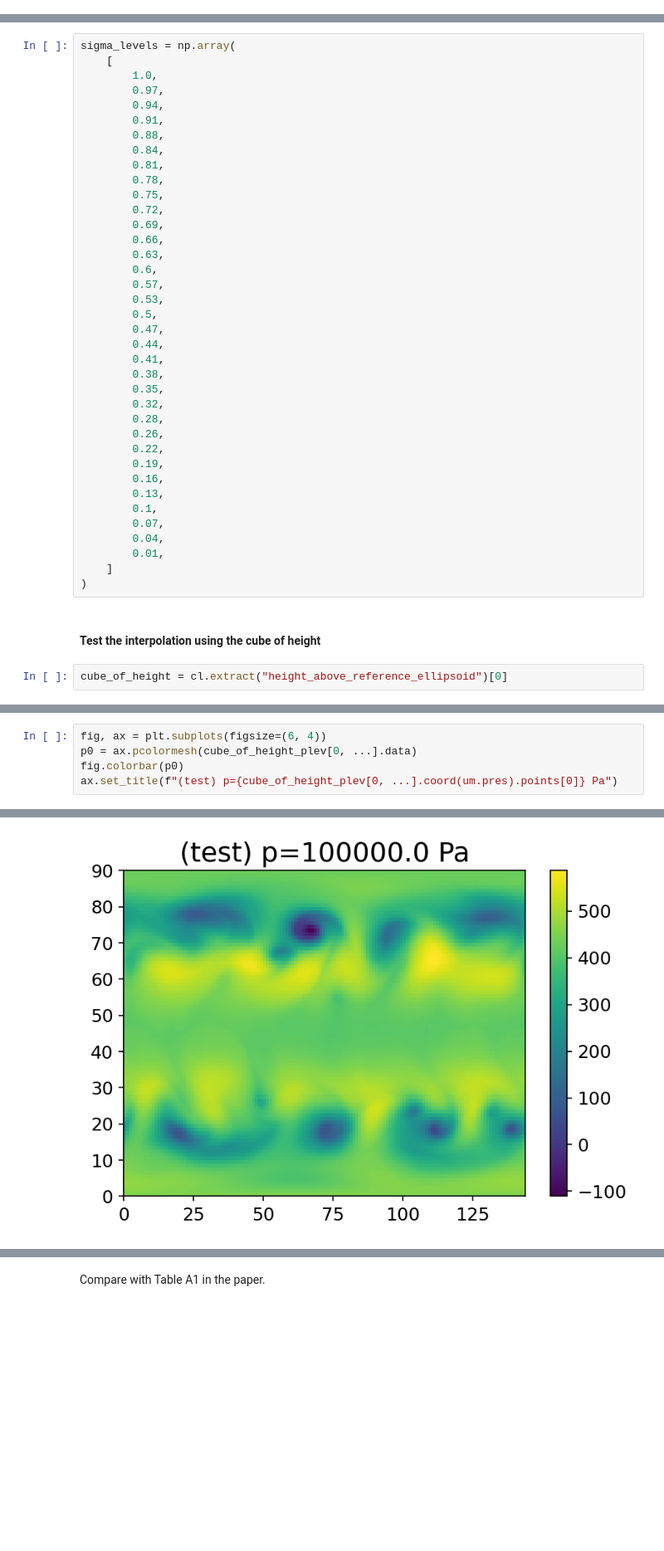
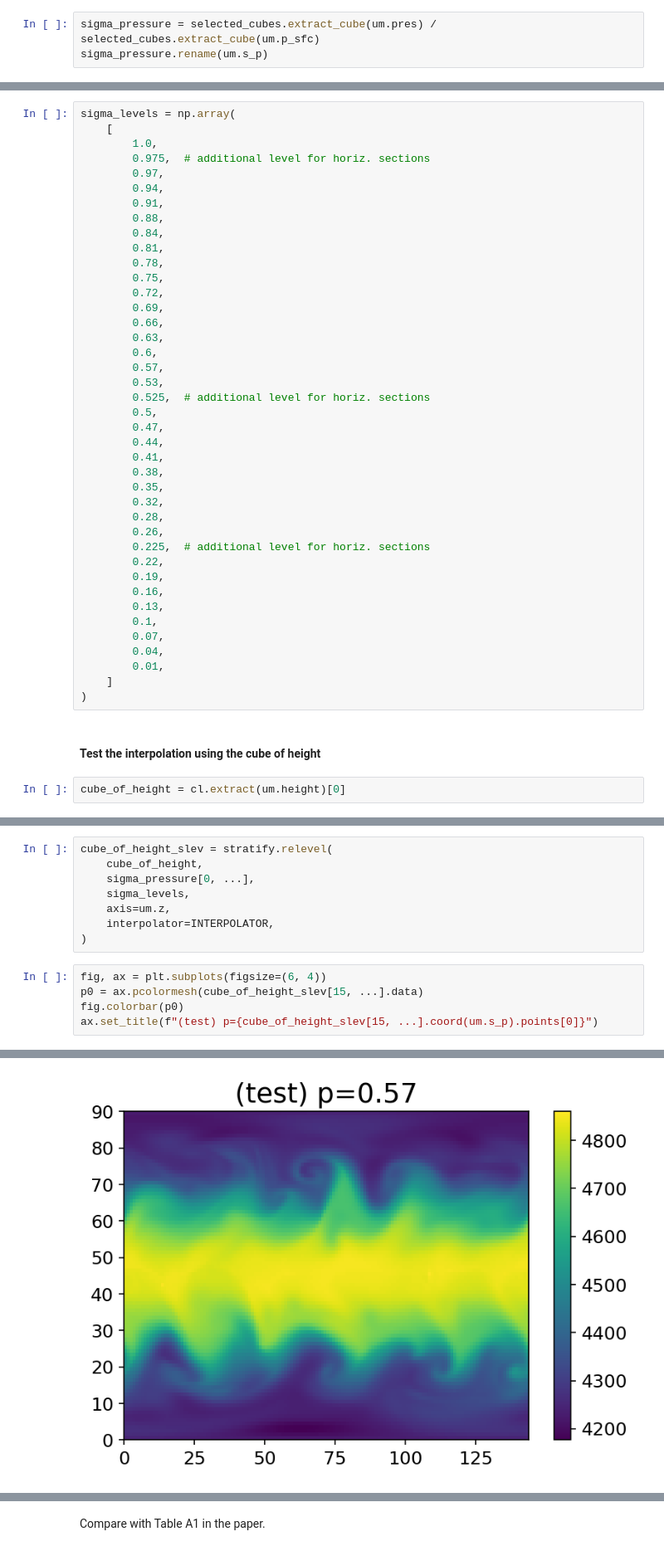
Before and after one commit to exoclim/idealised_exo_runs, a Jupyter notebook: Mayne14-GMD-Plots.ipynb, the cells around one changed output, grey strips where cells are left out. Shown at 83% size. Drawn from its saved outputs; the diff is of its cells as text; blank space fills up the shorter version.

```diff
--- a/Mayne14-GMD-Plots.ipynb
+++ b/Mayne14-GMD-Plots.ipynb
@@ -98,0 +103,3 @@ add_planet_conf_to_cubes(selected_cubes, const)
+# %%
+sigma_pressure = selected_cubes.extract_cube(um.pres) / selected_cubes.extract_cube(um.p_sfc)
+sigma_pressure.rename(um.s_p)
@@ -121,6 +139,7 @@ Create an array of sigma levels, using the table A1 in Mayne et al. (2014).
 sigma_levels = np.array(
     [
         1.0,
+        0.975,  # additional level for horiz. sections
         0.97,
         0.94,
         0.91,
@@ -136,6 +155,7 @@ sigma_levels = np.array(
         0.6,
         0.57,
         0.53,
+        0.525,  # additional level for horiz. sections
         0.5,
         0.47,
         0.44,
@@ -145,6 +165,7 @@ sigma_levels = np.array(
         0.32,
         0.28,
         0.26,
+        0.225,  # additional level for horiz. sections
         0.22,
         0.19,
         0.16,
@@ -158,4 +179,4 @@ sigma_levels = np.array(
 # %% [markdown]
 #### Test the interpolation using the cube of height
 # %%
-cube_of_height = cl.extract("height_above_reference_ellipsoid")[0]
+cube_of_height = cl.extract(um.height)[0]
@@ -170,6 +188,14 @@ cube_of_height_plev = interp_cube_from_height_to_pressure_levels(
+# %%
+cube_of_height_slev = stratify.relevel(
+    cube_of_height,
+    sigma_pressure[0, ...],
+    sigma_levels,
+    axis=um.z,
+    interpolator=INTERPOLATOR,
+)
 # %%
 fig, ax = plt.subplots(figsize=(6, 4))
-p0 = ax.pcolormesh(cube_of_height_plev[0, ...].data)
+p0 = ax.pcolormesh(cube_of_height_slev[15, ...].data)
 fig.colorbar(p0)
-ax.set_title(f"(test) p={cube_of_height_plev[0, ...].coord(um.pres).points[0]} Pa")
+ax.set_title(f"(test) p={cube_of_height_slev[15, ...].coord(um.s_p).points[0]}")
 # %% [output]
@@ -177,2 +203,2 @@ Text(0.5, 1.0, '(test) p=100000.0 Pa')
-[figure, old version]
+[figure, new version]
 # %%
```
Also changed, not shown: parts of 47 cells of this notebook.
